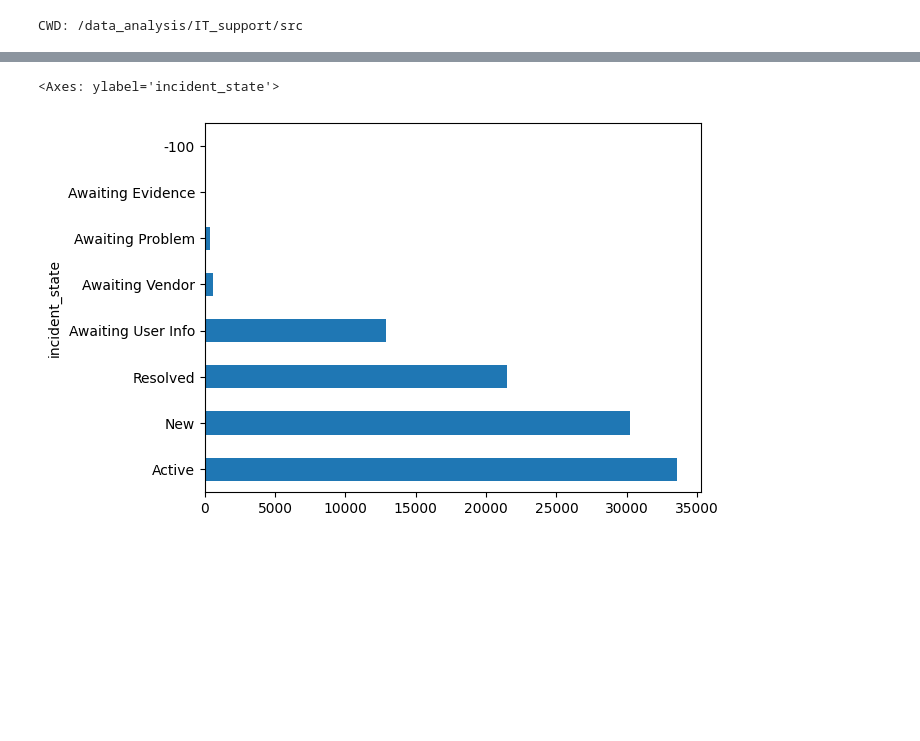
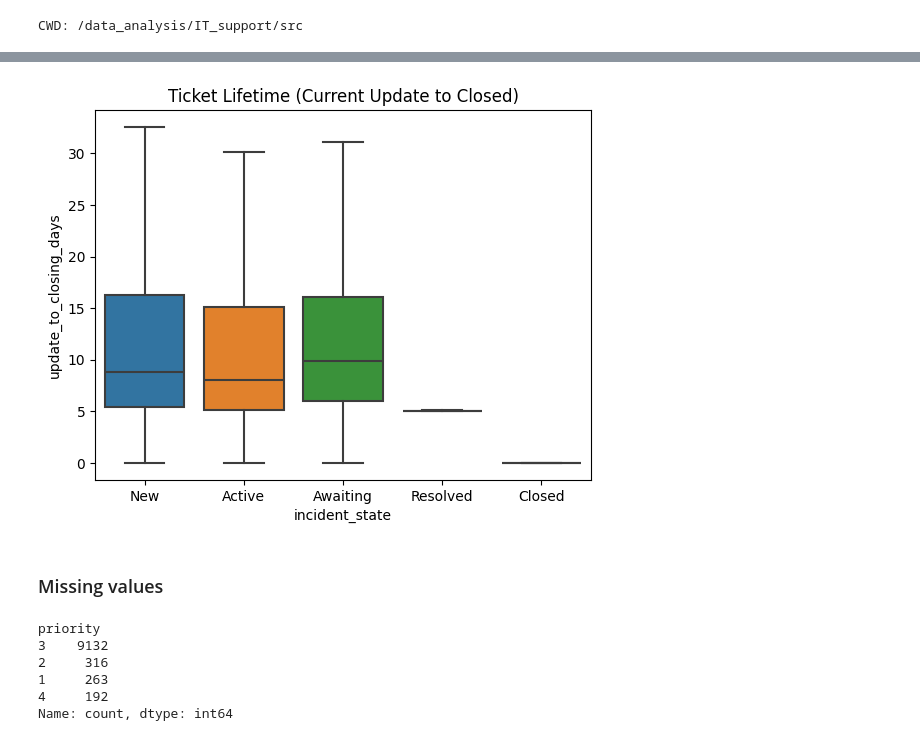
Before and after one commit to khizon/data_analysis, a Jupyter notebook: IT_support/src/exploration.ipynb, the cells around one changed output, grey strips where cells are left out. Cells and saved outputs as stored; diff of their text form; code cells hidden in the pictures; blank space fills up the shorter version.

```diff
--- a/IT_support/src/exploration.ipynb
+++ b/IT_support/src/exploration.ipynb
@@ -37,5 +167,19 @@ df['incident_state'].value_counts().plot(kind='barh')
+# %%
+df['update_to_closing_days'] = df['closed_at']-df['sys_updated_at']
+df['update_to_closing_days'] = df['update_to_closing_days'].dt.days + df['update_to_closing_days'].dt.seconds / (24 * 60 * 60)
+sns.boxplot(df, y='update_to_closing_days', x='incident_state', showfliers=False)
+plt.title('Ticket Lifetime (Current Update to Closed)')
+plt.show()
+# %% [output]
+[figure, added]
+# %% [markdown]
+### Missing values
 # %%
-df.loc[df['active']==True, 'incident_state'].value_counts().plot(kind='barh')
+df.loc[(df['sys_created_at'].isna()) & (df['incident_state']=='New'), 'priority'].value_counts()
 # %% [output]
-<Axes: ylabel='incident_state'>
+priority
+3    9132
+2     316
+1     263
+4     192
+Name: count, dtype: int64
-[figure, removed]
```
Also changed, not shown: parts of 21 cells of this notebook.
